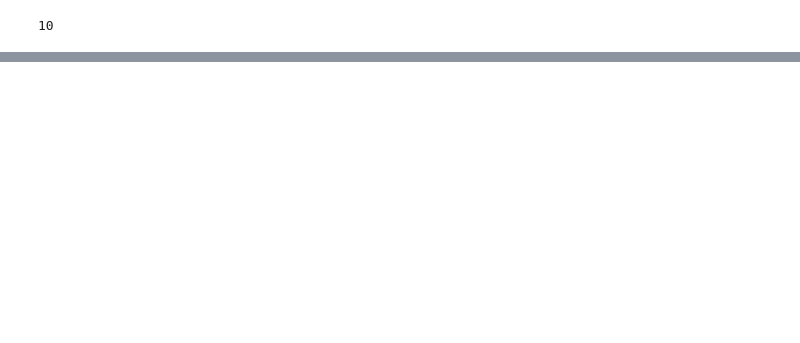
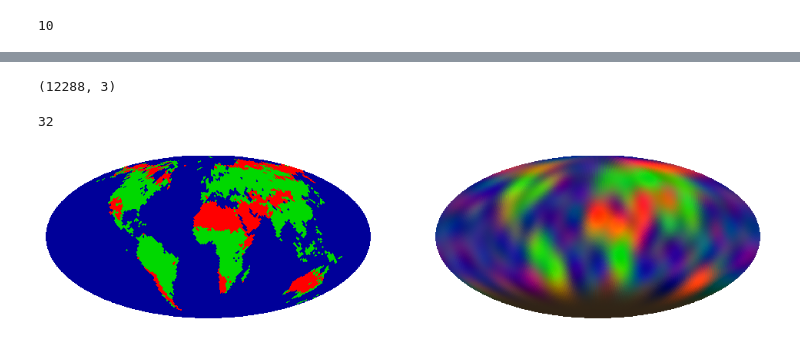
Before and after one commit to HajimeKawahara/sot, a Jupyter notebook: tutorial/sot_type2.ipynb, the cells around one changed output, grey strips where cells are left out. Saved outputs shown, nothing was run; the diff lists cells and outputs as text; code cells hidden in the pictures; blank space fills up the shorter version.

Commit message:
rgb map for type2

```diff
--- a/tutorial/sot_type2.ipynb
+++ b/tutorial/sot_type2.ipynb
@@ -125,0 +122,8 @@ TypeError: dot_general requires contracting dimensions to have the same shape, g
+# %%
+print(Mast.shape)
+# %% [output]
+(12288, 3)
+# %%
+nside
+# %% [output]
+32
@@ -125,0 +175,33 @@ TypeError: dot_general requires contracting dimensions to have the same shape, g
+# %%
+def rgbmap_from_cmap(cmap):
+    cmap = np.array(cmap)
+    cmap_rgb = np.zeros([len(cmap), 3])
+    vals = np.unique(cmap)
+    if len(vals) != 3:
+        raise ValueError("cmap must have exactly 3 unique values for RGB mapping.")
+    for i in range(len(vals)):
+        cmap_rgb[cmap == vals[i], i] = 1.0
+    return cmap_rgb
+
+
+cmap_rgb = rgbmap_from_cmap(cmap)
+cmap_rgb_img = rgb_mollweide(
+    np.vstack([cmap_rgb[:, 2], cmap_rgb[:, 1], cmap_rgb[:, 0]]).T, nside
+)
+# %%
+rgb_img = rgb_mollweide(np.vstack([Mast[:,1], Mast[:,2], Mast[:,0]]).T, nside)
+
+fig = plt.figure(figsize=(12, 12))
+ax = fig.add_subplot(1, 2, 2)
+ax.imshow(rgb_img, origin="lower", interpolation="nearest")
+ax.axis("off")
+ax.invert_xaxis()
+ax = fig.add_subplot(1, 2, 1)
+ax.imshow(cmap_rgb_img, origin="lower", interpolation="nearest")
+ax.axis("off")
+ax.invert_xaxis()
+
+plt.savefig("type2.png")
+plt.show()
+# %% [output]
+[figure, added]
```
Also changed, not shown: parts of 4 cells of this notebook.
